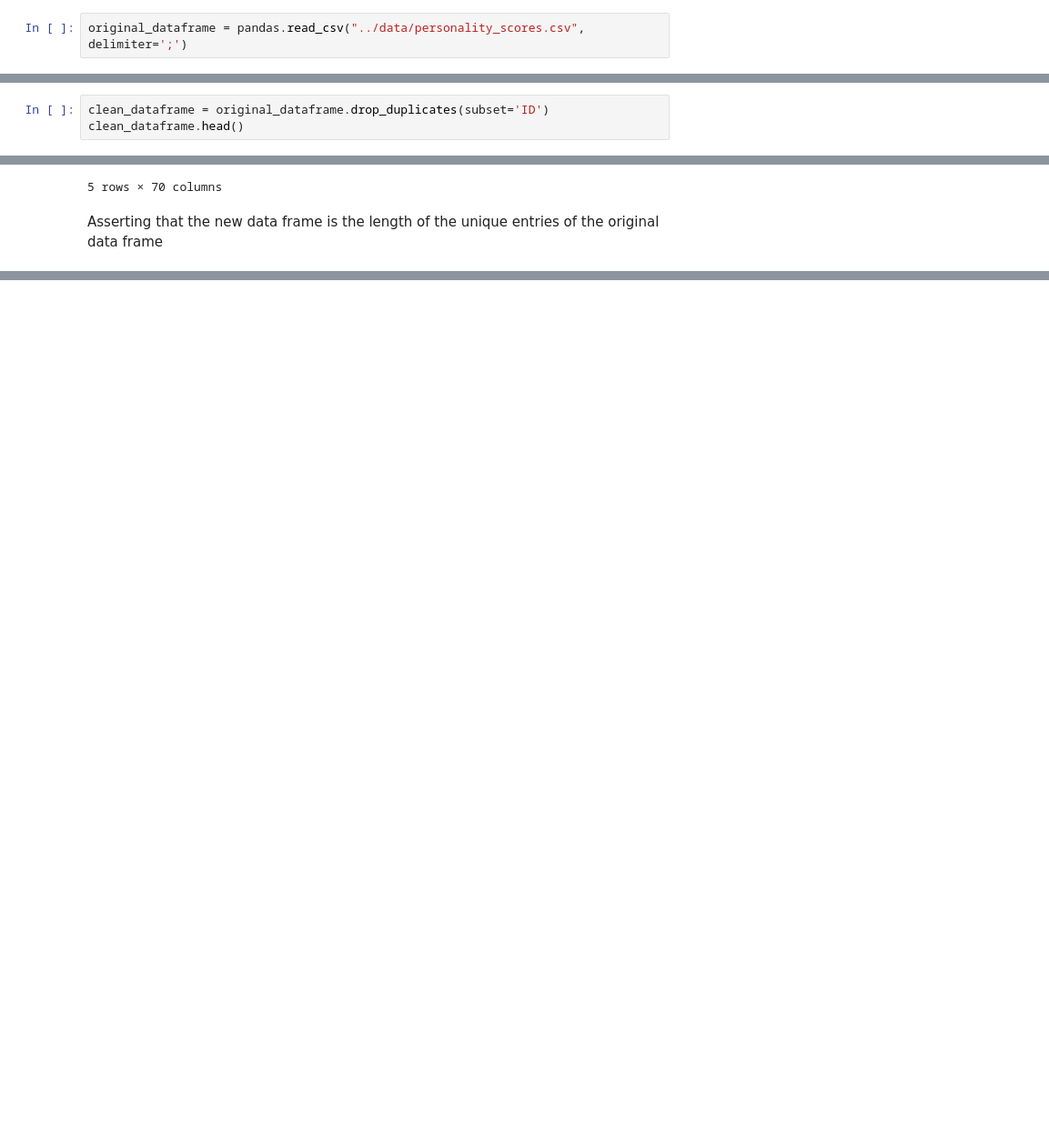
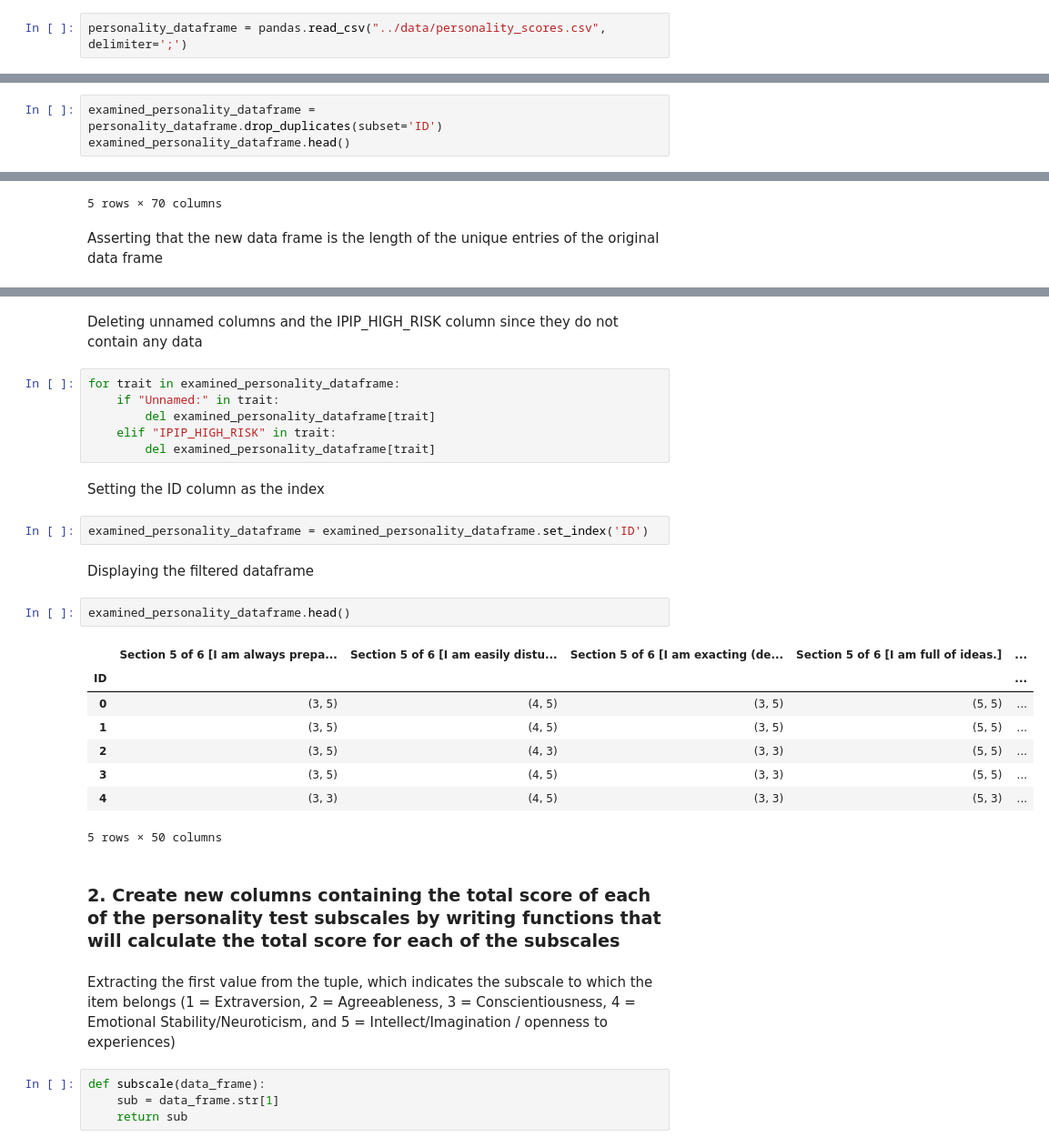
Before and after one commit to RTEE001/Data-wrangling, a Jupyter notebook: data_wrangling/Data-wrangling.ipynb, the cells around one changed output, grey strips where cells are left out. Shown: that part at 91% size. Cells and saved outputs as stored; diff of their text form; blank space fills up the shorter version.

```diff
--- a/data_wrangling/Data-wrangling.ipynb
+++ b/data_wrangling/Data-wrangling.ipynb
@@ -15,12 +16,12 @@ import pandas as pandas
 # %% [markdown]
 Reading in the personality scores
 # %%
-original_dataframe = pandas.read_csv("../data/personality_scores.csv", delimiter=';')
+personality_dataframe = pandas.read_csv("../data/personality_scores.csv", delimiter=';')
 # %% [markdown]
 Examine the data frame for duplicates (based on ID), and drop any duplicates that exist
 # %%
-clean_dataframe = original_dataframe.drop_duplicates(subset='ID')
-clean_dataframe.head()
+examined_personality_dataframe = personality_dataframe.drop_duplicates(subset='ID')
+examined_personality_dataframe.head()
 # %% [output]
 |  | ID | Section 5 of 6 [I am always prepa... | Section 5 of 6 [I am easily distu... | Section 5 of 6 [I am exacting (de... | Section 5 of 6 [I am full of ideas.] | ... |
 | 0 | 0 | (3, 5) | (4, 5) | (3, 5) | (5, 5) | ... |
@@ -35,0 +37,33 @@ assert original_dataframe['ID'].nunique() == len(clean_dataframe['ID'])
+# %% [markdown]
+Deleting unnamed columns and the IPIP_HIGH_RISK column since they do not contain any data
+# %%
+for trait in examined_personality_dataframe:
+    if "Unnamed:" in trait:
+        del examined_personality_dataframe[trait]
+    elif "IPIP_HIGH_RISK" in trait:
+        del examined_personality_dataframe[trait]
+# %% [markdown]
+Setting the ID column as the index
+# %%
+examined_personality_dataframe = examined_personality_dataframe.set_index('ID')
+# %% [markdown]
+Displaying the filtered dataframe
+# %%
+examined_personality_dataframe.head()
+# %% [output]
+|  | Section 5 of 6 [I am always prepa... | Section 5 of 6 [I am easily distu... | Section 5 of 6 [I am exacting (de... | Section 5 of 6 [I am full of ideas.] | ... |
+| ID |  |  |  |  | ... |
+| 0 | (3, 5) | (4, 5) | (3, 5) | (5, 5) | ... |
+| 1 | (3, 5) | (4, 5) | (3, 5) | (5, 5) | ... |
+| 2 | (3, 5) | (4, 3) | (3, 3) | (5, 5) | ... |
+| 3 | (3, 5) | (4, 5) | (3, 3) | (5, 5) | ... |
+| 4 | (3, 3) | (4, 5) | (3, 3) | (5, 3) | ... |
+5 rows × 50 columns
+# %% [markdown]
+### 2. Create new columns containing the total score of each of the personality test subscales by writing functions that will calculate the total score for each of the subscales
+# %% [markdown]
+Extracting the first value from the tuple, which indicates the subscale to which the item belongs (1 = Extraversion, 2 = Agreeableness, 3 = Conscientiousness, 4 = Emotional Stability/Neuroticism, and 5 = Intellect/Imagination / openness to experiences)
+# %%
+def subscale(data_frame):
+    sub = data_frame.str[1]
+    return sub
```
Also changed, not shown: parts of 5 cells of this notebook.
